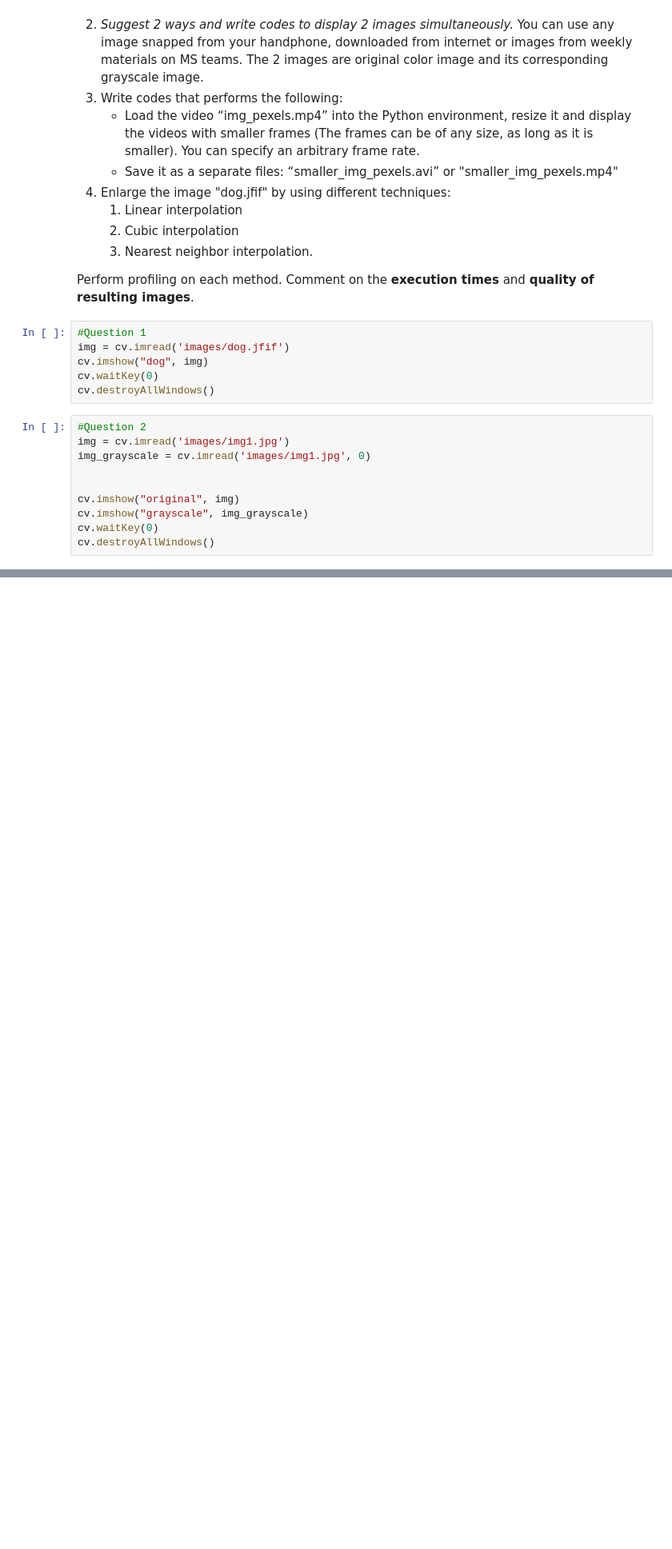
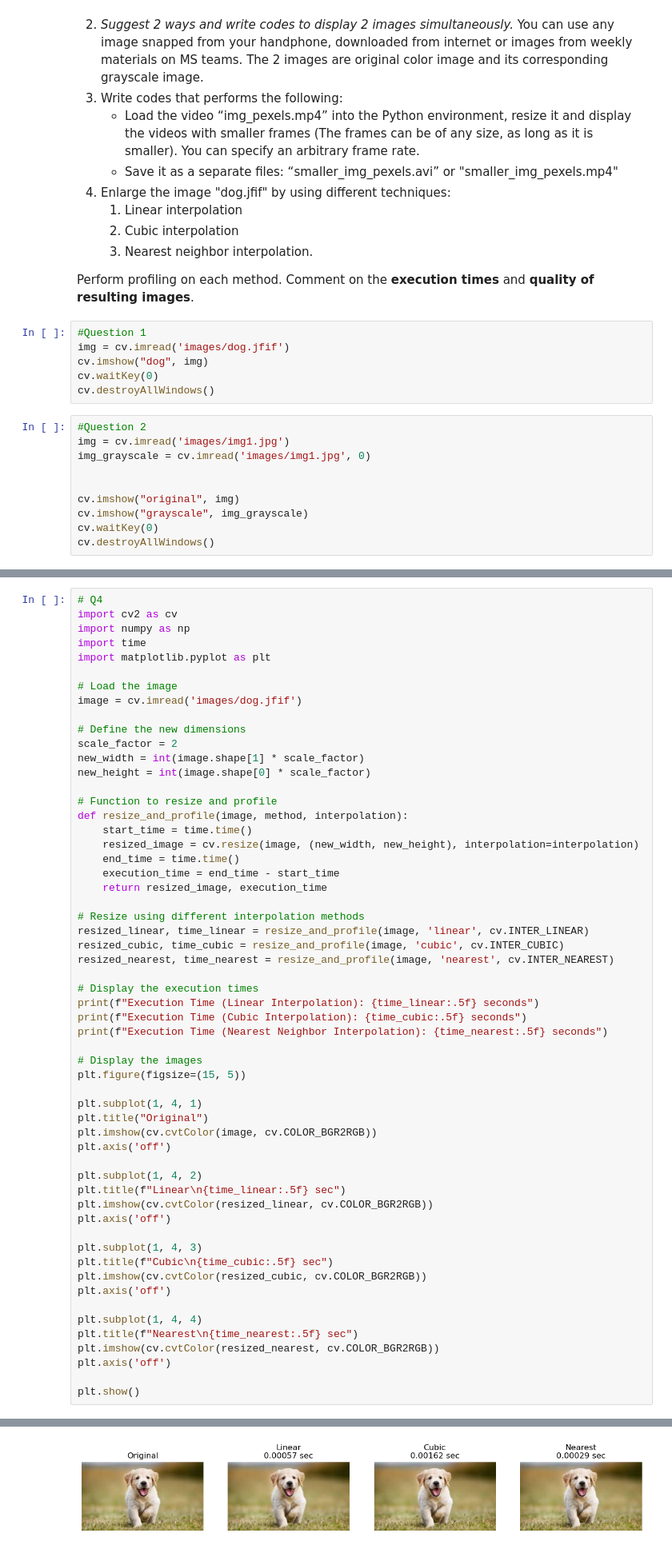
Before and after one commit to Alvinlaw0316/UCCC2513-MINI-PROJECT, a Jupyter notebook: w3_tutorial.ipynb, the cells around one changed output, grey strips where cells are left out. Shown at 80% size. Cells and saved outputs as stored; diff of their text form; blank space fills up the shorter version.

```diff
--- a/w3_tutorial.ipynb
+++ b/w3_tutorial.ipynb
@@ -391,0 +390,58 @@ cv.destroyAllWindows()
+# %%
+# Q4
+import cv2 as cv
+import numpy as np
+import time
+import matplotlib.pyplot as plt
+
+# Load the image
+image = cv.imread('images/dog.jfif')
+
+# Define the new dimensions
+scale_factor = 2
+new_width = int(image.shape[1] * scale_factor)
+new_height = int(image.shape[0] * scale_factor)
+
+# Function to resize and profile
+def resize_and_profile(image, method, interpolation):
+    start_time = time.time()
+    resized_image = cv.resize(image, (new_width, new_height), interpolation=interpolation)
+    end_time = time.time()
+    execution_time = end_time - start_time
+    return resized_image, execution_time
+
+# Resize using different interpolation methods
+resized_linear, time_linear = resize_and_profile(image, 'linear', cv.INTER_LINEAR)
+resized_cubic, time_cubic = resize_and_profile(image, 'cubic', cv.INTER_CUBIC)
+resized_nearest, time_nearest = resize_and_profile(image, 'nearest', cv.INTER_NEAREST)
+
+# Display the execution times
+print(f"Execution Time (Linear Interpolation): {time_linear:.5f} seconds")
+print(f"Execution Time (Cubic Interpolation): {time_cubic:.5f} seconds")
+print(f"Execution Time (Nearest Neighbor Interpolation): {time_nearest:.5f} seconds")
+
+# Display the images
+plt.figure(figsize=(15, 5))
+
+plt.subplot(1, 4, 1)
+plt.title("Original")
+plt.imshow(cv.cvtColor(image, cv.COLOR_BGR2RGB))
+plt.axis('off')
+
+plt.subplot(1, 4, 2)
+plt.title(f"Linear\n{time_linear:.5f} sec")
+plt.imshow(cv.cvtColor(resized_linear, cv.COLOR_BGR2RGB))
+plt.axis('off')
+
+plt.subplot(1, 4, 3)
+plt.title(f"Cubic\n{time_cubic:.5f} sec")
+plt.imshow(cv.cvtColor(resized_cubic, cv.COLOR_BGR2RGB))
+plt.axis('off')
+
+plt.subplot(1, 4, 4)
+plt.title(f"Nearest\n{time_nearest:.5f} sec")
+plt.imshow(cv.cvtColor(resized_nearest, cv.COLOR_BGR2RGB))
+plt.axis('off')
+
+plt.show()
+# %% [output]
@@ -391,0 +451 @@ cv.destroyAllWindows()
+[figure, added]
```
Also changed, not shown: parts of 3 cells of this notebook.
